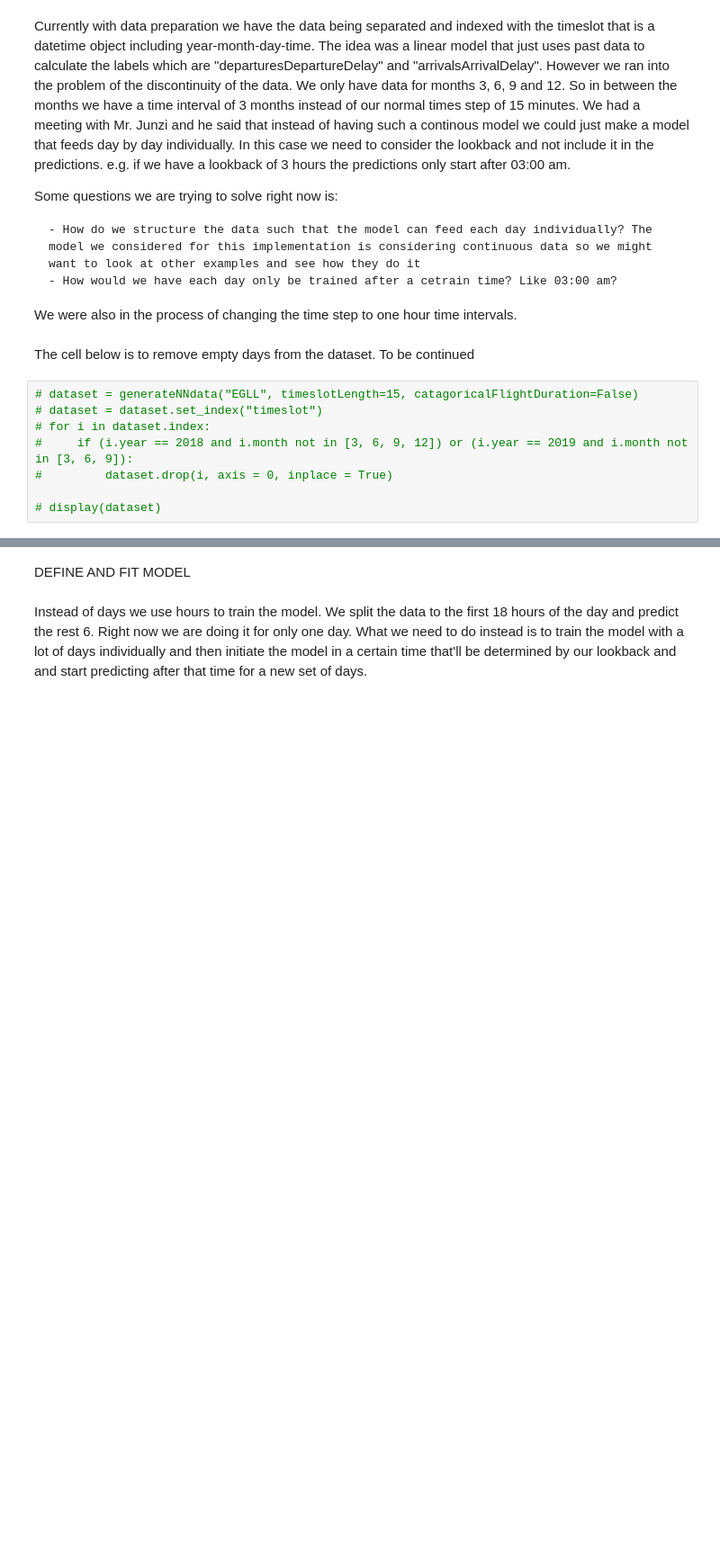
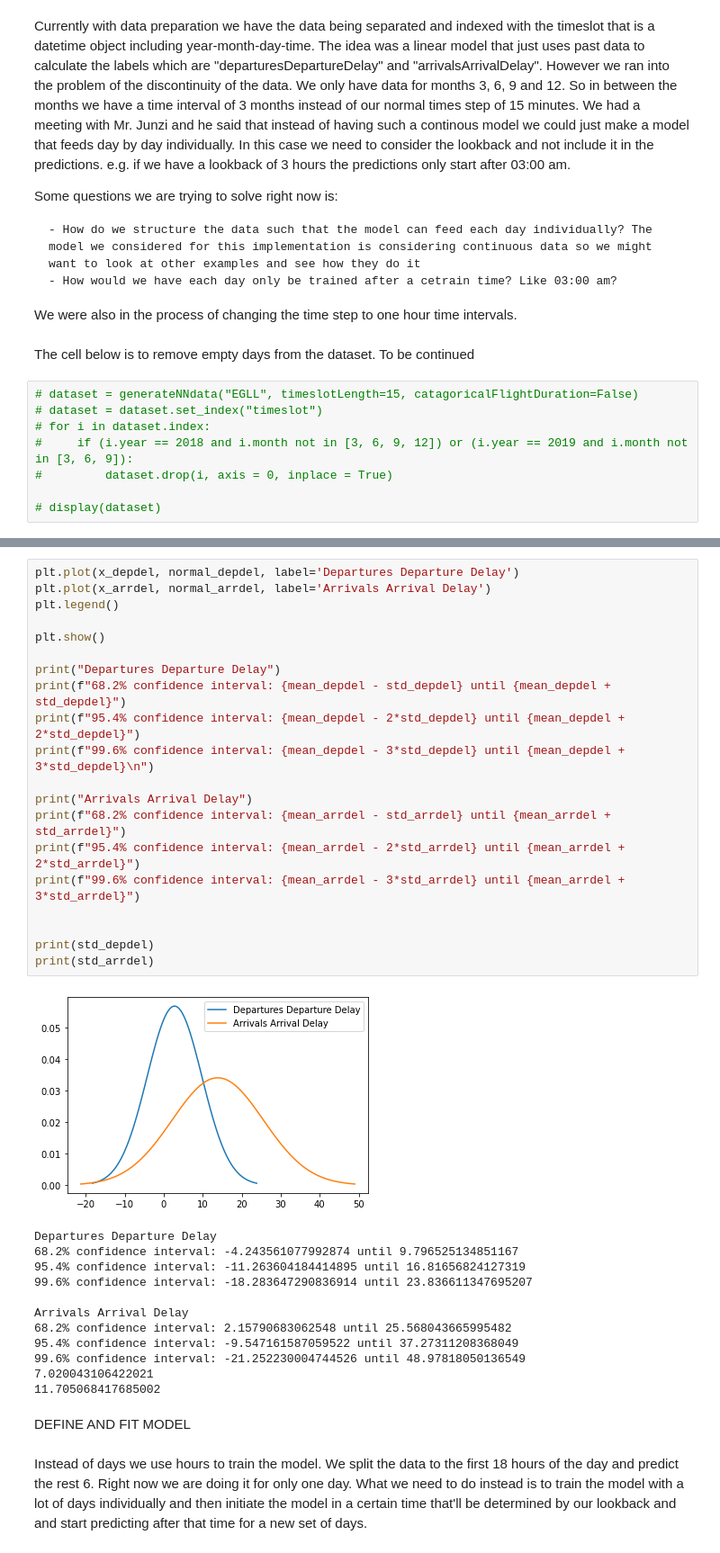
Before and after one commit to junzis/atdelay, a Jupyter notebook: LSTM_model.ipynb, the cells around one changed output, grey strips where cells are left out. Shown: that part at 90% size. Cells and saved outputs as stored; diff of their text form; blank space fills up the shorter version.

```diff
--- a/LSTM_model.ipynb
+++ b/LSTM_model.ipynb
@@ -177,3 +216,36 @@ array([[  1.,   0.,   0., ...,   0.,  24.,   0.],
+# %%
+plt.plot(x_depdel, normal_depdel, label='Departures Departure Delay')
+plt.plot(x_arrdel, normal_arrdel, label='Arrivals Arrival Delay')
+plt.legend()
+
+plt.show()
+
+print("Departures Departure Delay")
+print(f"68.2% confidence interval: {mean_depdel - std_depdel} until {mean_depdel + std_depdel}")
+print(f"95.4% confidence interval: {mean_depdel - 2*std_depdel} until {mean_depdel + 2*std_depdel}")
+print(f"99.6% confidence interval: {mean_depdel - 3*std_depdel} until {mean_depdel + 3*std_depdel}\n")
+
+print("Arrivals Arrival Delay")
+print(f"68.2% confidence interval: {mean_arrdel - std_arrdel} until {mean_arrdel + std_arrdel}")
+print(f"95.4% confidence interval: {mean_arrdel - 2*std_arrdel} until {mean_arrdel + 2*std_arrdel}")
+print(f"99.6% confidence interval: {mean_arrdel - 3*std_arrdel} until {mean_arrdel + 3*std_arrdel}")
+
+
+print(std_depdel)
+print(std_arrdel)
+# %% [output]
+[figure, added]
+Departures Departure Delay
+68.2% confidence interval: -4.243561077992874 until 9.796525134851167
+95.4% confidence interval: -11.263604184414895 until 16.81656824127319
+99.6% confidence interval: -18.283647290836914 until 23.836611347695207
+
+Arrivals Arrival Delay
+68.2% confidence interval: 2.15790683062548 until 25.568043665995482
+95.4% confidence interval: -9.547161587059522 until 37.27311208368049
+99.6% confidence interval: -21.252230004744526 until 48.97818050136549
+7.020043106422021
+11.705068417685002
 # %% [markdown]
 DEFINE AND FIT MODEL
 # %% [markdown]
```
Also changed, not shown: parts of 11 cells of this notebook, 1 other file.
